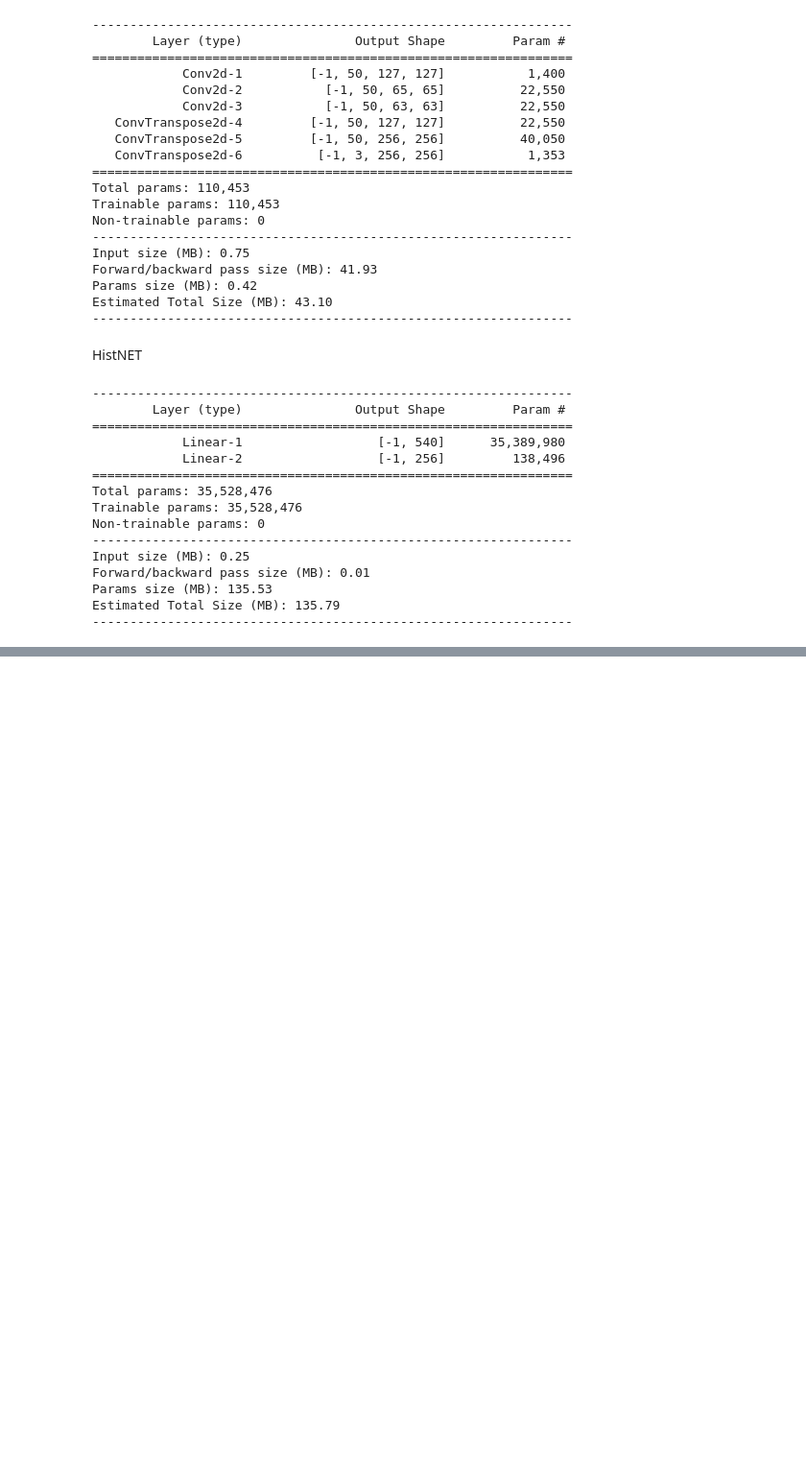
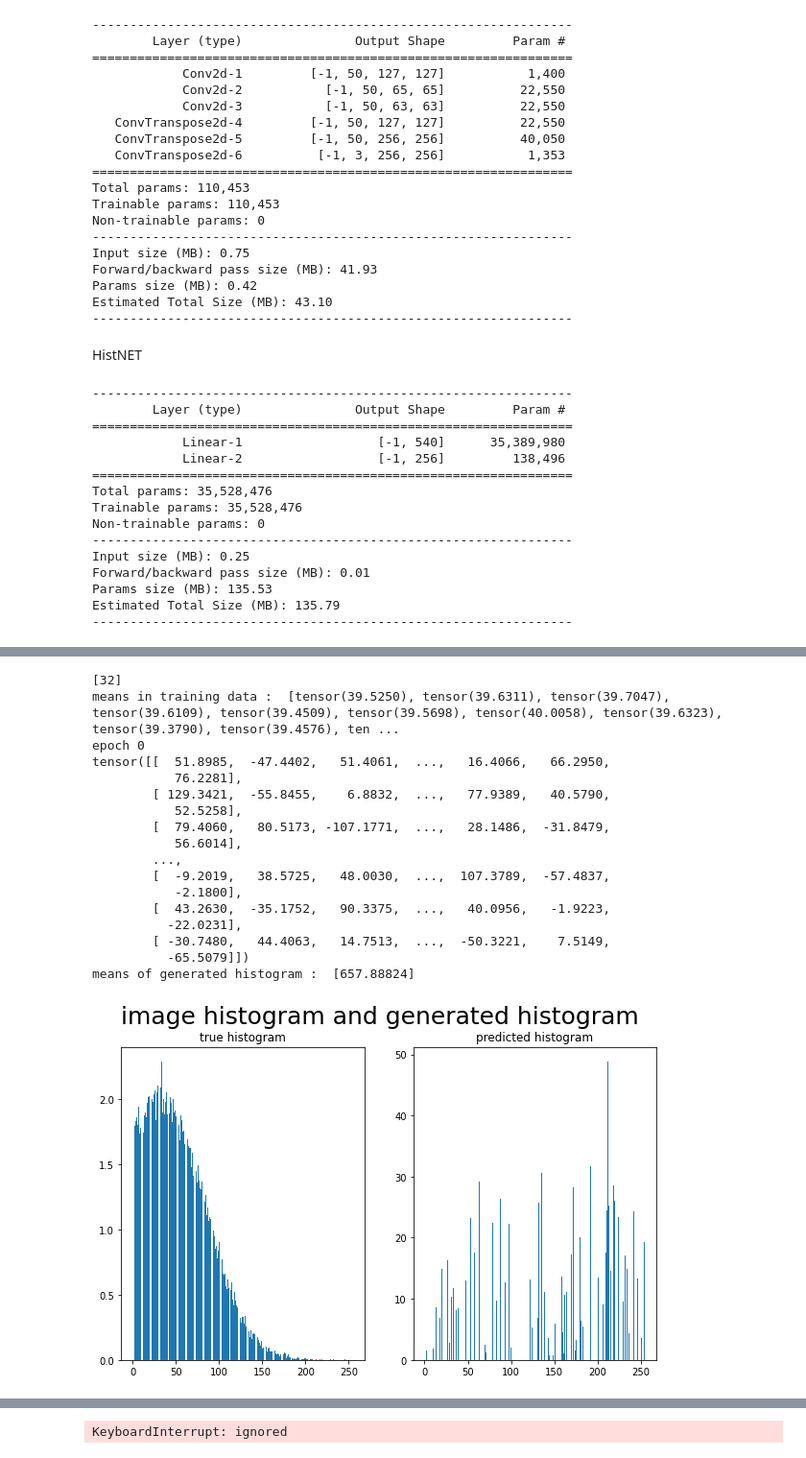
Before and after one commit to RolandBERTINJOHANNET/ColorHarmony, a Jupyter notebook: cycleGAN/notebooks/HarmonyTypeLoss.ipynb, the cells around one changed output, grey strips where cells are left out. Shown at 96% size. Cells and saved outputs as stored; diff of their text form; code cells hidden in the pictures; blank space fills up the shorter version.

```diff
--- a/cycleGAN/notebooks/HarmonyTypeLoss.ipynb
+++ b/cycleGAN/notebooks/HarmonyTypeLoss.ipynb
@@ -170,4 +174,66 @@ def train_histmodel(model,batch_size,nb_epochs,mean,variance):
+# %%
+def train_histmodel(model,batch_size,nb_epochs,mean,variance):
+  nb_images=500
+  means=np.random.randint(0,256,batch_size)
+  print(means)
+  minibatches_X = [torch.stack([torch_gaussian_image(means[0],variance) for i in range(batch_size)]) for l in range(0,nb_images,batch_size)]
+  minibatches_y = [torch.stack([make_histogram(img).to("cuda:0")*256. for img in batch]) for batch in minibatches_X]
+
+  minibatches_X = [torch.stack([img.to("cuda:0") for i in range(batch_size)]) for l in range(len(minibatches_X))]
+
+  test_means = [torch.dot(batch_y.cpu()[0]/256.,torch.tensor(list(range(256))).float()) for batch_y in minibatches_y]
+
+  print("means in training data : ",test_means)
+
+  minibatches = list(zip(minibatches_X,minibatches_y))
+
+  for i in range(nb_epochs):
+    print("epoch",i)
+    for batch,target in minibatches:
+      pred = model(batch)
+
+      #print(pred)
+
+      l = loss(pred,target)
+
+      opt.zero_grad()
+      l.backward()
+      #optimizer step
+      opt.step()
+
+    test_image = torch_gaussian_image(means[0],variance)
+    print(test_image)
+    plot_histogram_comparison(model,test_image)
+    test_means = [torch.dot(batch_y.cpu(),torch.tensor(list(range(256))).float())/256. for batch_y in pred]
+    target = make_histogram(test_image).to("cuda:0")*256.
+    print("pred1 : \n",pred)
+    pred = model(test_image.to("cuda:0"))
+    print("pred2 : \n",pred)
+
+    l=loss(pred,target)
+
+    print("loss : ",l)
+    print("means of generated histograms : ",test_means)
 # %%
 model,loss,opt = create_Hist_model(256)
 
-train_histmodel(model,32,50,50,2)
+train_histmodel(model,1,50,50,50)
+# %% [output]
+[32]
+means in training data :  [tensor(39.5250), tensor(39.6311), tensor(39.7047), tensor(39.6109), tensor(39.4509), tensor(39.5698), tensor(40.0058), tensor(39.6323), tensor(39.3790), tensor(39.4576), ten ...
+epoch 0
+tensor([[  51.8985,  -47.4402,   51.4061,  ...,   16.4066,   66.2950,
+           76.2281],
+        [ 129.3421,  -55.8455,    6.8832,  ...,   77.9389,   40.5790,
+           52.5258],
+        [  79.4060,   80.5173, -107.1771,  ...,   28.1486,  -31.8479,
+           56.6014],
+        ...,
+        [  -9.2019,   38.5725,   48.0030,  ...,  107.3789,  -57.4837,
+           -2.1800],
+        [  43.2630,  -35.1752,   90.3375,  ...,   40.0956,   -1.9223,
+          -22.0231],
+        [ -30.7480,   44.4063,   14.7513,  ...,  -50.3221,    7.5149,
+          -65.5079]])
+means of generated histogram :  [657.88824]
+[figure, added]
@@ -173,0 +257 @@ train_histmodel(model,32,50,50,2)
+KeyboardInterrupt: ignored
```
Also changed, not shown: parts of 14 cells of this notebook.
